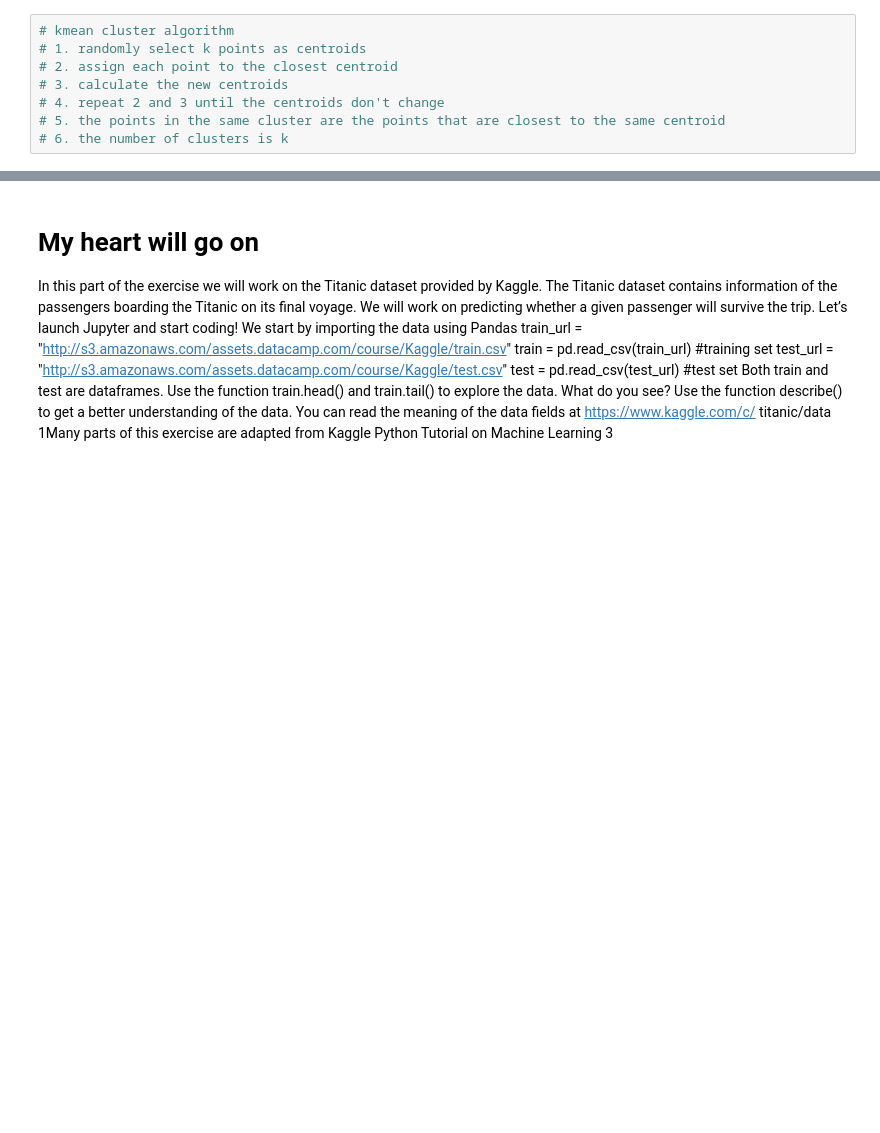
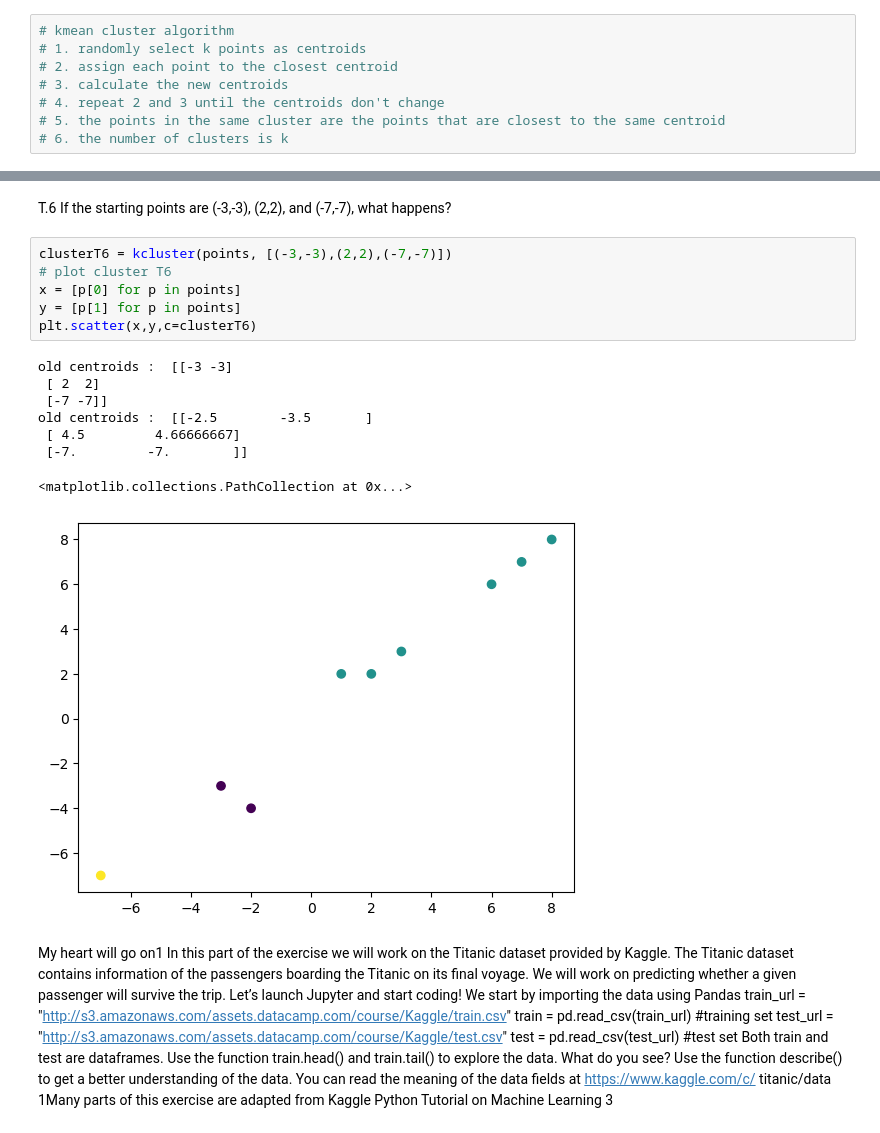
Before and after one commit to Tenkris/Pattern2024, a Jupyter notebook: Hw1_6430009221.ipynb, the cells around one changed output, grey strips where cells are left out. Cells and saved outputs as stored; diff of their text form; blank space fills up the shorter version.

```diff
--- a/Hw1_6430009221.ipynb
+++ b/Hw1_6430009221.ipynb
@@ -110,5 +108,22 @@ NameError: name 'k' is not defined
+# %% [markdown]
+T.6 If the starting points are (-3,-3), (2,2), and (-7,-7), what happens?
+# %%
+clusterT6 = kcluster(points, [(-3,-3),(2,2),(-7,-7)])
+# plot cluster T6
+x = [p[0] for p in points]
+y = [p[1] for p in points]
+plt.scatter(x,y,c=clusterT6)
+# %% [output]
+old centroids :  [[-3 -3]
+ [ 2  2]
+ [-7 -7]]
+old centroids :  [[-2.5        -3.5       ]
+ [ 4.5         4.66666667]
+ [-7.         -7.        ]]
+<matplotlib.collections.PathCollection at 0x...>
+[figure, added]
 # %% [markdown]
-# My heart will go on
+My heart will go on1
 In this part of the exercise we will work on the Titanic dataset provided by
 Kaggle. The Titanic dataset contains information of the passengers boarding
 the Titanic on its final voyage. We will work on predicting whether a given
```
Also changed, not shown: parts of 33 cells of this notebook, 1 other file.
